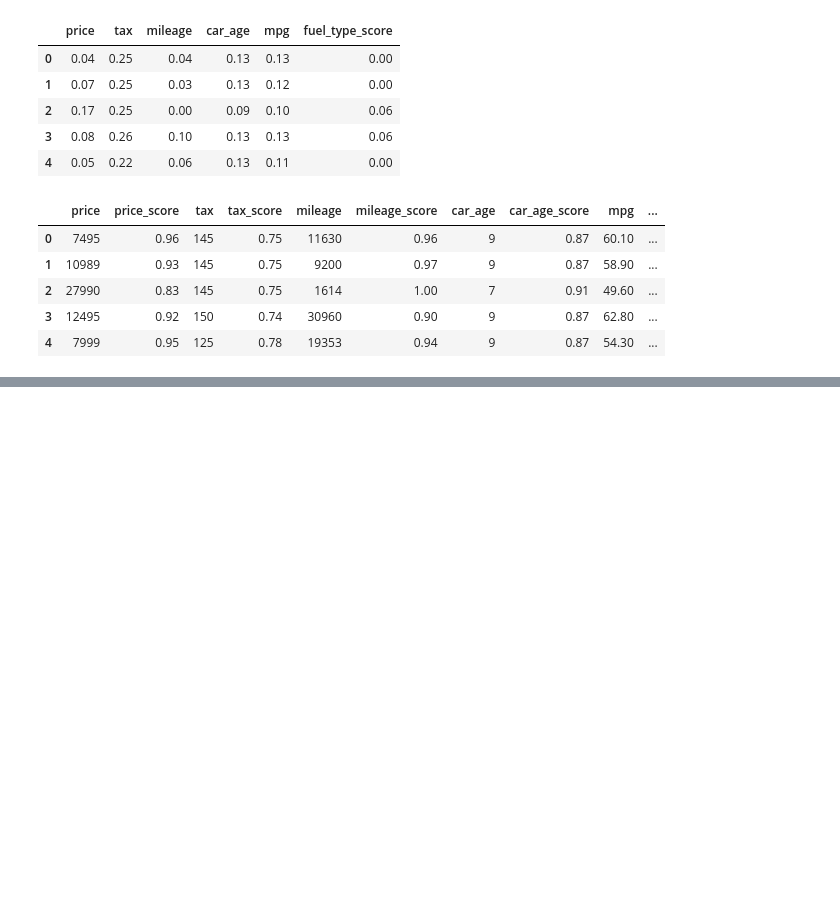
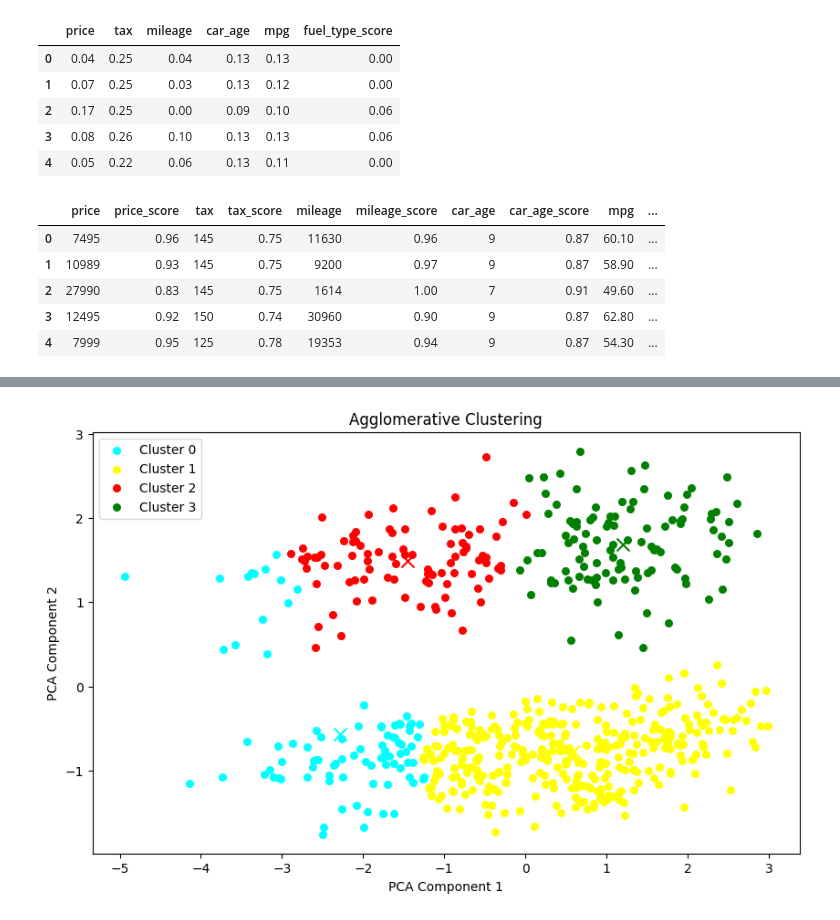
Before and after one commit to TXTEck/DAV_CA1, a Jupyter notebook: notebooks/car_price_analysis.ipynb, the cells around one changed output, grey strips where cells are left out. Drawn from its saved outputs; the diff is of its cells as text; code cells hidden in the pictures; blank space fills up the shorter version.

```diff
--- a/notebooks/car_price_analysis.ipynb
+++ b/notebooks/car_price_analysis.ipynb
@@ -969,0 +1074,47 @@ cars[[
+# %%
+# Perform PCA for visualisation
+pca = PCA(n_components=2)
+cluster_data_pca = pca.fit_transform(scaled_cluster_data)
+
+# Perform hierarchical/agglomerative clustering
+hc = AgglomerativeClustering(
+    n_clusters=4,
+    linkage="complete",
+    metric="euclidean"
+)
+
+y_hc = hc.fit_predict(cluster_data_pca)
+
+# Plot the data points with cluster colours
+colors = ["cyan", "yellow", "red", "green"]
+
+plt.figure(figsize=(10, 6))
+
+for cluster_label, color in zip(range(4), colors):
+    plt.scatter(
+        cluster_data_pca[y_hc == cluster_label, 0],
+        cluster_data_pca[y_hc == cluster_label, 1],
+        s=30,
+        c=color,
+        label=f"Cluster {cluster_label}"
+    )
+
+# Plot the cluster centres
+for cluster_label, color in zip(range(4), colors):
+    cluster_center = np.mean(cluster_data_pca[y_hc == cluster_label], axis=0)
+    plt.scatter(
+        cluster_center[0],
+        cluster_center[1],
+        s=100,
+        c=color,
+        marker="x"
+    )
+
+# Customise the plot
+plt.xlabel("PCA Component 1")
+plt.ylabel("PCA Component 2")
+plt.title("Agglomerative Clustering")
+plt.legend()
+plt.show()
+# %% [output]
+[figure, added]
```
Also changed, not shown: parts of 7 cells of this notebook, 6 other files.
